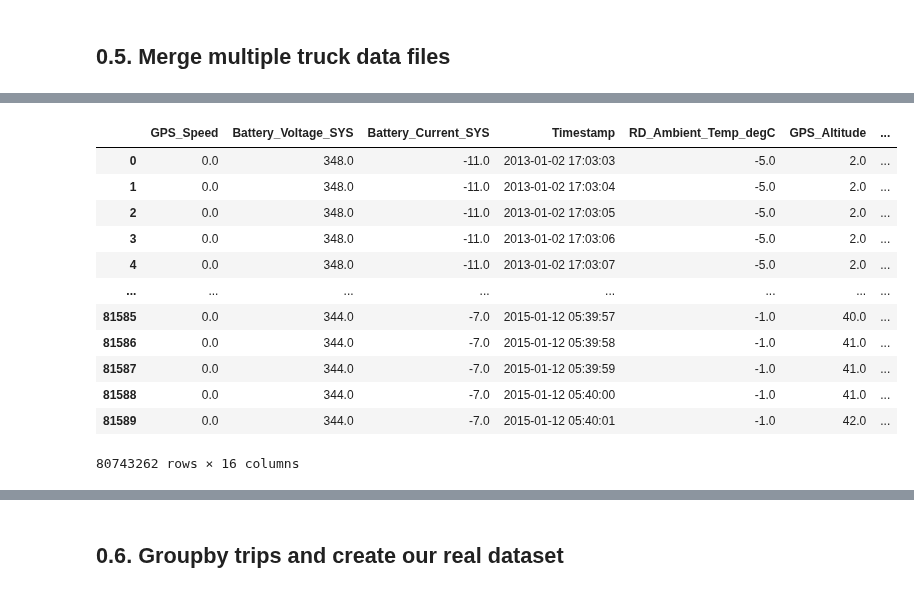
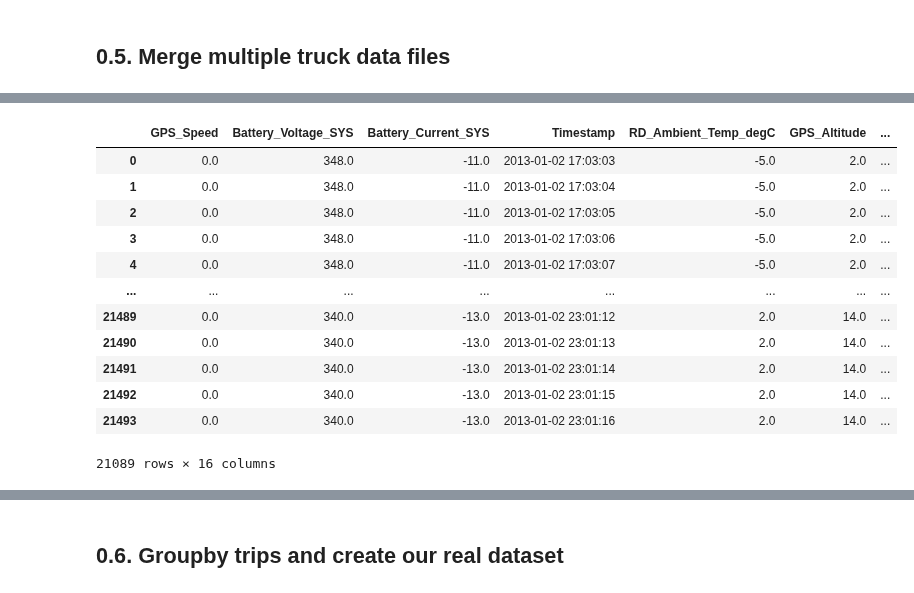
Before and after one commit to ydelipinar/Data_Based_Vehicle_Energy_Consumption_Modeling, a Jupyter notebook: ENS491_492_Project.ipynb, the cells around one changed output, grey strips where cells are left out. Drawn from its saved outputs; the diff is of its cells as text; code cells hidden in the pictures.

```diff
--- a/ENS491_492_Project.ipynb
+++ b/ENS491_492_Project.ipynb
@@ -374,21 +434,21 @@ Reading vehicle_441... ✓
 Merging the files...
 Files have been merged ✓
-# %%
-df_merged
-# %% [output]
-|  | GPS_Speed | Battery_Voltage_SYS | Battery_Current_SYS | Timestamp | RD_Ambient_Temp_degC | GPS_Altitude | ... |
-| 0 | 0.0 | 348.0 | -11.0 | 2013-01-02 17:03:03 | -5.0 | 2.0 | ... |
-| 1 | 0.0 | 348.0 | -11.0 | 2013-01-02 17:03:04 | -5.0 | 2.0 | ... |
-| 2 | 0.0 | 348.0 | -11.0 | 2013-01-02 17:03:05 | -5.0 | 2.0 | ... |
-| 3 | 0.0 | 348.0 | -11.0 | 2013-01-02 17:03:06 | -5.0 | 2.0 | ... |
-| 4 | 0.0 | 348.0 | -11.0 | 2013-01-02 17:03:07 | -5.0 | 2.0 | ... |
-| ... | ... | ... | ... | ... | ... | ... | ... |
-| 81585 | 0.0 | 344.0 | -7.0 | 2015-01-12 05:39:57 | -1.0 | 40.0 | ... |
-| 81586 | 0.0 | 344.0 | -7.0 | 2015-01-12 05:39:58 | -1.0 | 41.0 | ... |
-| 81587 | 0.0 | 344.0 | -7.0 | 2015-01-12 05:39:59 | -1.0 | 41.0 | ... |
-| 81588 | 0.0 | 344.0 | -7.0 | 2015-01-12 05:40:00 | -1.0 | 41.0 | ... |
-| 81589 | 0.0 | 344.0 | -7.0 | 2015-01-12 05:40:01 | -1.0 | 42.0 | ... |
-80743262 rows × 16 columns
+# %%
+df_merged[df_merged['ID']=='vehicle_106_2013-01-02_trip_1']
+# %% [output]
+|  | GPS_Speed | Battery_Voltage_SYS | Battery_Current_SYS | Timestamp | RD_Ambient_Temp_degC | GPS_Altitude | ... |
+| 0 | 0.0 | 348.0 | -11.0 | 2013-01-02 17:03:03 | -5.0 | 2.0 | ... |
+| 1 | 0.0 | 348.0 | -11.0 | 2013-01-02 17:03:04 | -5.0 | 2.0 | ... |
+| 2 | 0.0 | 348.0 | -11.0 | 2013-01-02 17:03:05 | -5.0 | 2.0 | ... |
+| 3 | 0.0 | 348.0 | -11.0 | 2013-01-02 17:03:06 | -5.0 | 2.0 | ... |
+| 4 | 0.0 | 348.0 | -11.0 | 2013-01-02 17:03:07 | -5.0 | 2.0 | ... |
+| ... | ... | ... | ... | ... | ... | ... | ... |
+| 21489 | 0.0 | 340.0 | -13.0 | 2013-01-02 23:01:12 | 2.0 | 14.0 | ... |
+| 21490 | 0.0 | 340.0 | -13.0 | 2013-01-02 23:01:13 | 2.0 | 14.0 | ... |
+| 21491 | 0.0 | 340.0 | -13.0 | 2013-01-02 23:01:14 | 2.0 | 14.0 | ... |
+| 21492 | 0.0 | 340.0 | -13.0 | 2013-01-02 23:01:15 | 2.0 | 14.0 | ... |
+| 21493 | 0.0 | 340.0 | -13.0 | 2013-01-02 23:01:16 | 2.0 | 14.0 | ... |
+21089 rows × 16 columns
 # %%
 df_merged.isna().sum()
 # %% [output]
```
Also changed, not shown: parts of 11 cells of this notebook.
